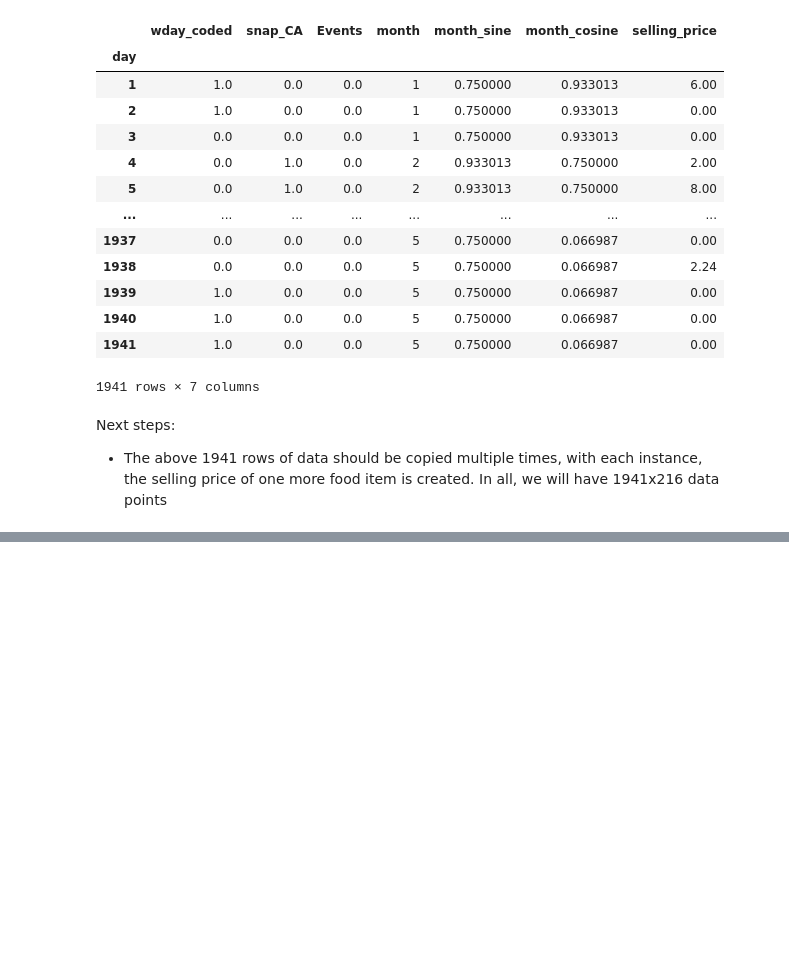
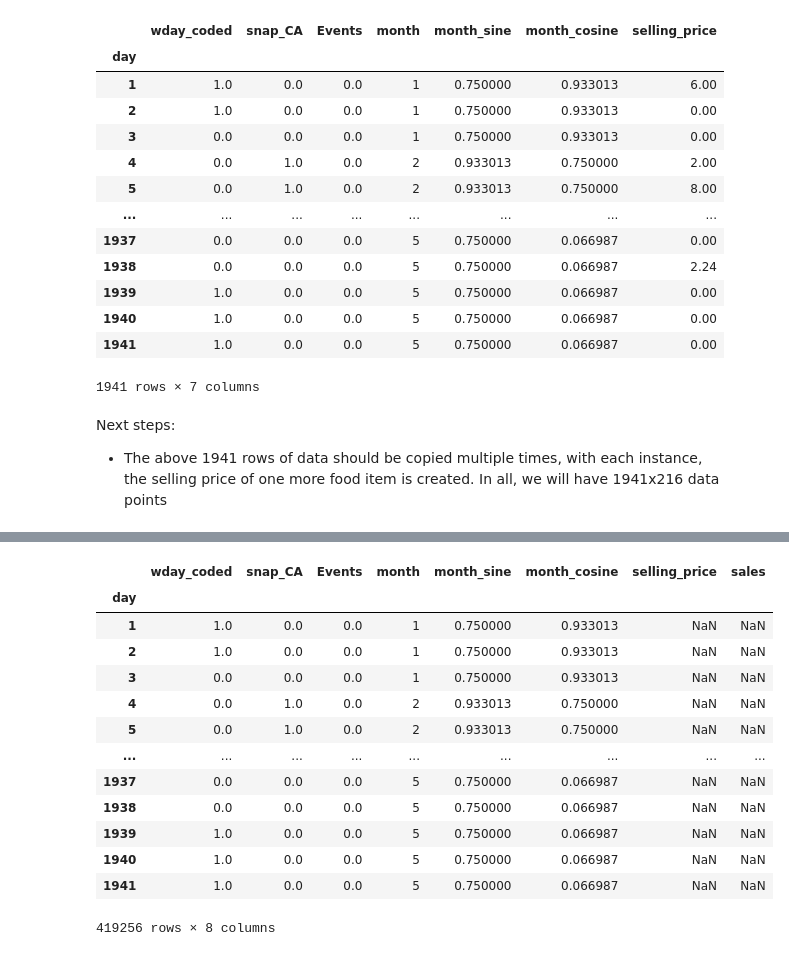
Before and after one commit to krishnans14/Joinhowdy_projects, a Jupyter notebook: M5_Competition_EDA.ipynb, the cells around one changed output, grey strips where cells are left out. Saved outputs shown, nothing was run; the diff lists cells and outputs as text; code cells hidden in the pictures; blank space fills up the shorter version.

```diff
--- a/M5_Competition_EDA.ipynb
+++ b/M5_Competition_EDA.ipynb
@@ -1544,0 +1580,5 @@ Next steps:
+# %%
+indices_foods_1 = []
+for indexvals in sales_df_CA_1.index:
+    if 'FOODS_1' in indexvals:
+        indices_foods_1.append(indexvals)
@@ -1544,0 +1724,28 @@ Next steps:
+# %%
+for index in indices_foods_1:
+    Xy_foods_1 = cal_df_parts_trans.copy()
+    Xy_foods_1['selling_price'] = selling_prices_foods_1.loc[index]
+    Xy_foods_1['sales'] = sales_df_CA_1.loc[index]
+    try:
+        Cumul_df_foods_1.iloc[0]
+    except:
+        Cumul_df_foods_1 = Xy_foods_1
+    else:
+        Cumul_df_foods_1 = pd.concat([Cumul_df_foods_1, Xy_foods_1], axis=0)
+# %%
+Cumul_df_foods_1
+# %% [output]
+|  | wday_coded | snap_CA | Events | month | month_sine | month_cosine | selling_price | sales |
+| day |  |  |  |  |  |  |  |  |
+| 1 | 1.0 | 0.0 | 0.0 | 1 | 0.750000 | 0.933013 | NaN | NaN |
+| 2 | 1.0 | 0.0 | 0.0 | 1 | 0.750000 | 0.933013 | NaN | NaN |
+| 3 | 0.0 | 0.0 | 0.0 | 1 | 0.750000 | 0.933013 | NaN | NaN |
+| 4 | 0.0 | 1.0 | 0.0 | 2 | 0.933013 | 0.750000 | NaN | NaN |
+| 5 | 0.0 | 1.0 | 0.0 | 2 | 0.933013 | 0.750000 | NaN | NaN |
+| ... | ... | ... | ... | ... | ... | ... | ... | ... |
+| 1937 | 0.0 | 0.0 | 0.0 | 5 | 0.750000 | 0.066987 | NaN | NaN |
+| 1938 | 0.0 | 0.0 | 0.0 | 5 | 0.750000 | 0.066987 | NaN | NaN |
+| 1939 | 1.0 | 0.0 | 0.0 | 5 | 0.750000 | 0.066987 | NaN | NaN |
+| 1940 | 1.0 | 0.0 | 0.0 | 5 | 0.750000 | 0.066987 | NaN | NaN |
+| 1941 | 1.0 | 0.0 | 0.0 | 5 | 0.750000 | 0.066987 | NaN | NaN |
+419256 rows × 8 columns
```
Also changed, not shown: parts of 27 cells of this notebook.
